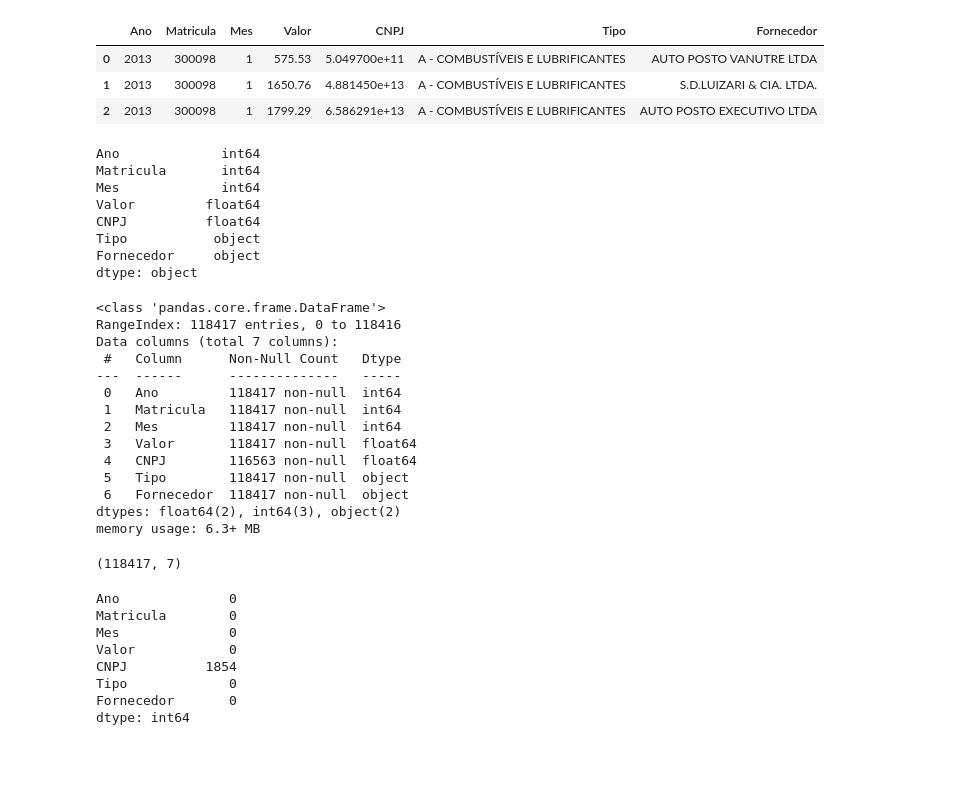
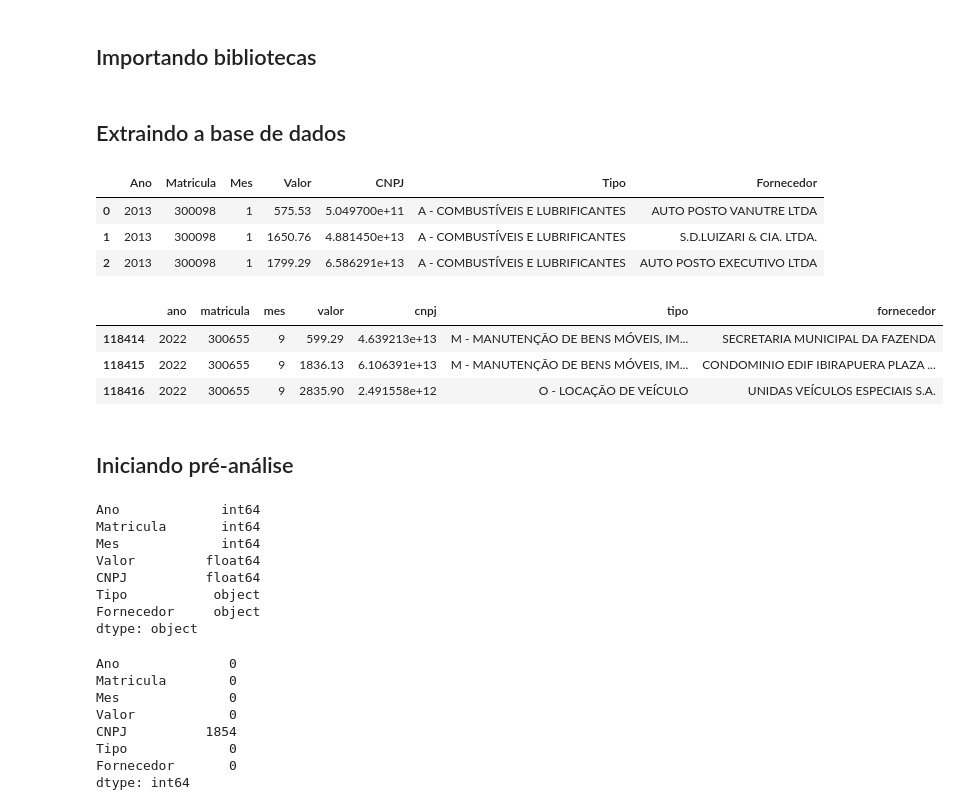
Before and after one commit to giobritos/soul_code_python, a Jupyter notebook: ED7-Exercícios-PT10.ipynb, the cells around one changed output. Saved outputs shown, nothing was run; the diff lists cells and outputs as text; code cells hidden in the pictures; blank space fills up the shorter version.

```diff
--- a/ED7-Exercícios-PT10.ipynb
+++ b/ED7-Exercícios-PT10.ipynb
@@ -1 +6,3 @@
+# %% [markdown]
+## Importando bibliotecas
 # %%
@@ -4,11 +12,23 @@ import pandas as pd
+# %% [markdown]
+## Extraindo a base de dados
 # %%
 #extraindo base de dados
 df = pd.read_csv('https://storage.googleapis.com/aulas-bc26-dados-gbs/alesp/despesa_alesp.csv')
+# %%
+# vendo se está tudo certo com a base de dados
+df.head(3)
+# %% [output]
+|  | Ano | Matricula | Mes | Valor | CNPJ | Tipo | Fornecedor |
+| 0 | 2013 | 300098 | 1 | 575.53 | 5.049700e+11 | A - COMBUSTÍVEIS E LUBRIFICANTES | AUTO POSTO VANUTRE LTDA |
+| 1 | 2013 | 300098 | 1 | 1650.76 | 4.881450e+13 | A - COMBUSTÍVEIS E LUBRIFICANTES | S.D.LUIZARI & CIA. LTDA. |
+| 2 | 2013 | 300098 | 1 | 1799.29 | 6.586291e+13 | A - COMBUSTÍVEIS E LUBRIFICANTES | AUTO POSTO EXECUTIVO LTDA |
 # %%
-df.head(3)
+df.tail(3)
 # %% [output]
-|  | Ano | Matricula | Mes | Valor | CNPJ | Tipo | Fornecedor |
-| 0 | 2013 | 300098 | 1 | 575.53 | 5.049700e+11 | A - COMBUSTÍVEIS E LUBRIFICANTES | AUTO POSTO VANUTRE LTDA |
-| 1 | 2013 | 300098 | 1 | 1650.76 | 4.881450e+13 | A - COMBUSTÍVEIS E LUBRIFICANTES | S.D.LUIZARI & CIA. LTDA. |
-| 2 | 2013 | 300098 | 1 | 1799.29 | 6.586291e+13 | A - COMBUSTÍVEIS E LUBRIFICANTES | AUTO POSTO EXECUTIVO LTDA |
+|  | ano | matricula | mes | valor | cnpj | tipo | fornecedor |
+| 118414 | 2022 | 300655 | 9 | 599.29 | 4.639213e+13 | M - MANUTENÇÃO DE BENS MÓVEIS, IM... | SECRETARIA MUNICIPAL DA FAZENDA |
+| 118415 | 2022 | 300655 | 9 | 1836.13 | 6.106391e+13 | M - MANUTENÇÃO DE BENS MÓVEIS, IM... | CONDOMINIO EDIF IBIRAPUERA PLAZA ... |
+| 118416 | 2022 | 300655 | 9 | 2835.90 | 2.491558e+12 | O - LOCAÇÃO DE VEÍCULO | UNIDAS VEÍCULOS ESPECIAIS S.A. |
+# %% [markdown]
+## Iniciando pré-análise
 # %%
@@ -25,28 +44,6 @@ CNPJ          float64
 Tipo           object
 Fornecedor     object
 dtype: object
-# %%
-df.info()
-# %% [output]
-<class 'pandas.core.frame.DataFrame'>
-RangeIndex: 118417 entries, 0 to 118416
-Data columns (total 7 columns):
- #   Column      Non-Null Count   Dtype
----  ------      --------------   -----
- 0   Ano         118417 non-null  int64
- 1   Matricula   118417 non-null  int64
- 2   Mes         118417 non-null  int64
- 3   Valor       118417 non-null  float64
- 4   CNPJ        116563 non-null  float64
- 5   Tipo        118417 non-null  object
- 6   Fornecedor  118417 non-null  object
-dtypes: float64(2), int64(3), object(2)
-memory usage: 6.3+ MB
-# %%
-#mostra tamanho do df
-df.shape
-# %% [output]
-(118417, 7)
 # %%
 #consulta valores ausentes
 df.isna().sum()
```
Also changed, not shown: parts of 85 cells of this notebook.
